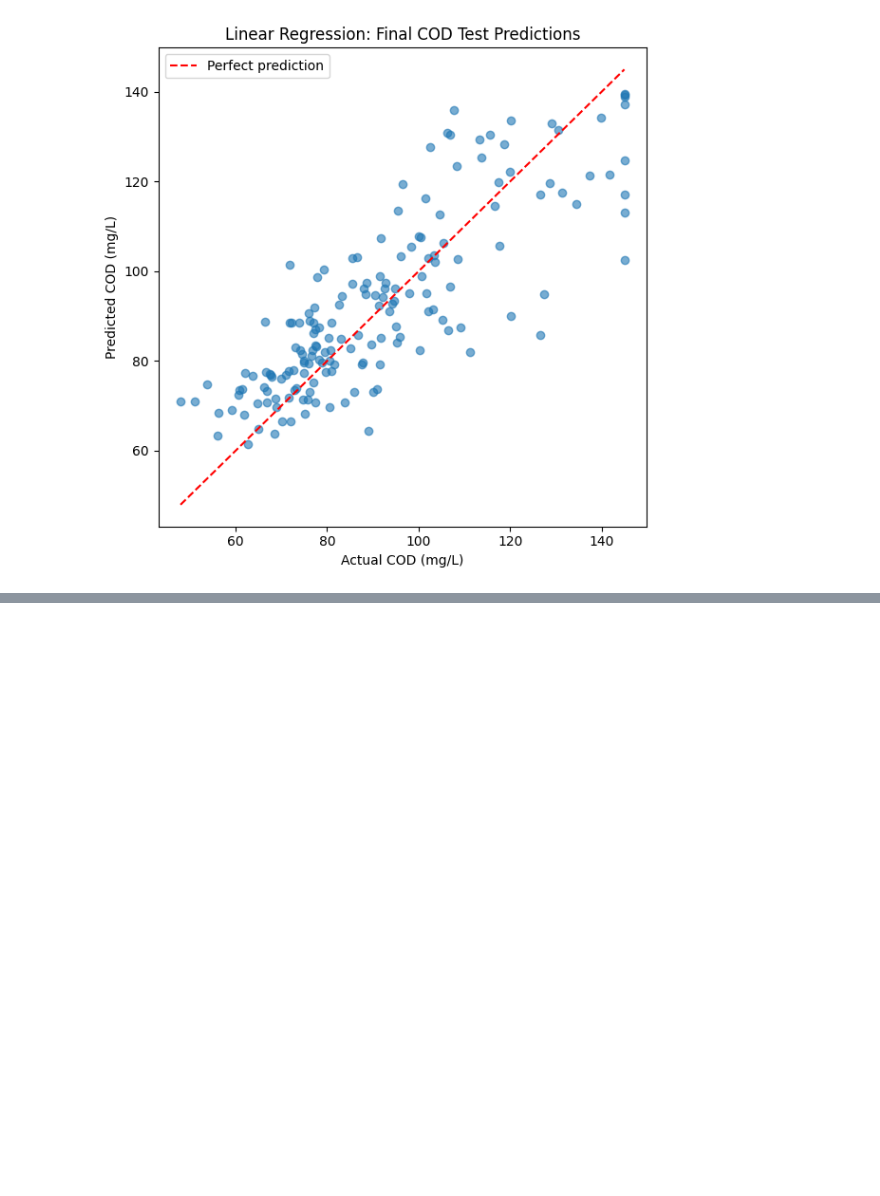
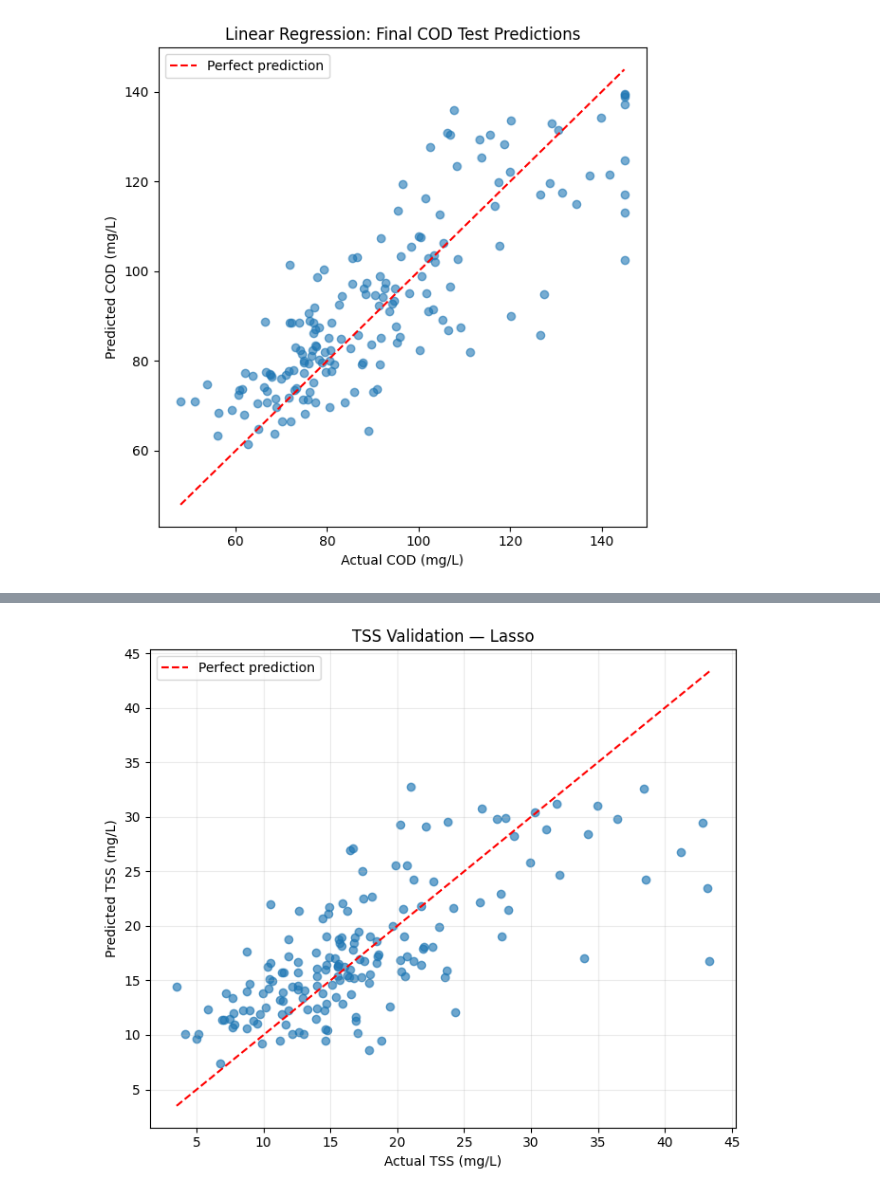
Before and after one commit to DeepikaSneha/wastewater_ML_pipelines, a Jupyter notebook: Main.ipynb, the cells around one changed output, grey strips where cells are left out. Cells and saved outputs as stored; diff of their text form; code cells hidden in the pictures; blank space fills up the shorter version.

```diff
--- a/Main.ipynb
+++ b/Main.ipynb
@@ -2084,0 +2610,20 @@ plt.show()
+# %%
+#Display the second table and the validation ranking
+
+tss_relative_table = tss_metrics[
+    ["Model", "Split", "R²", "RAE", "RRSE"]
+].copy()
+
+print("TSS relative metrics:")
+display(tss_relative_table.round(3))
+
+print("TSS models ranked by validation MAE:")
+display(
+    tss_validation_ranking[
+        ["Model", "MAE", "RMSE", "R²", "RAE", "RRSE"]
+    ].round(3)
+)
+
+tss_best_model_name = tss_validation_ranking.iloc[0]["Model"]
+
+print("Lowest validation-MAE model:", tss_best_model_name)
@@ -2084,0 +2736,46 @@ plt.show()
+# %%
+#Plot actual versus predicted TSS for Lasso
+
+tss_best_model = tss_fitted_models[tss_best_model_name]
+
+tss_validation_actual = tss_y_validation.to_numpy(dtype=float)
+
+tss_validation_predicted = tss_predictions[
+    tss_best_model_name
+]["Validation"]
+
+tss_plot_min = min(
+    tss_validation_actual.min(),
+    tss_validation_predicted.min()
+)
+
+tss_plot_max = max(
+    tss_validation_actual.max(),
+    tss_validation_predicted.max()
+)
+
+plt.figure(figsize=(7, 6))
+
+plt.scatter(
+    tss_validation_actual,
+    tss_validation_predicted,
+    alpha=0.65
+)
+
+plt.plot(
+    [tss_plot_min, tss_plot_max],
+    [tss_plot_min, tss_plot_max],
+    color="red",
+    linestyle="--",
+    label="Perfect prediction"
+)
+
+plt.xlabel("Actual TSS (mg/L)")
+plt.ylabel("Predicted TSS (mg/L)")
+plt.title(f"TSS Validation — {tss_best_model_name}")
+plt.legend()
+plt.grid(alpha=0.25)
+plt.tight_layout()
+plt.show()
+# %% [output]
+[figure, added]
```
Also changed, not shown: parts of 39 cells of this notebook.
